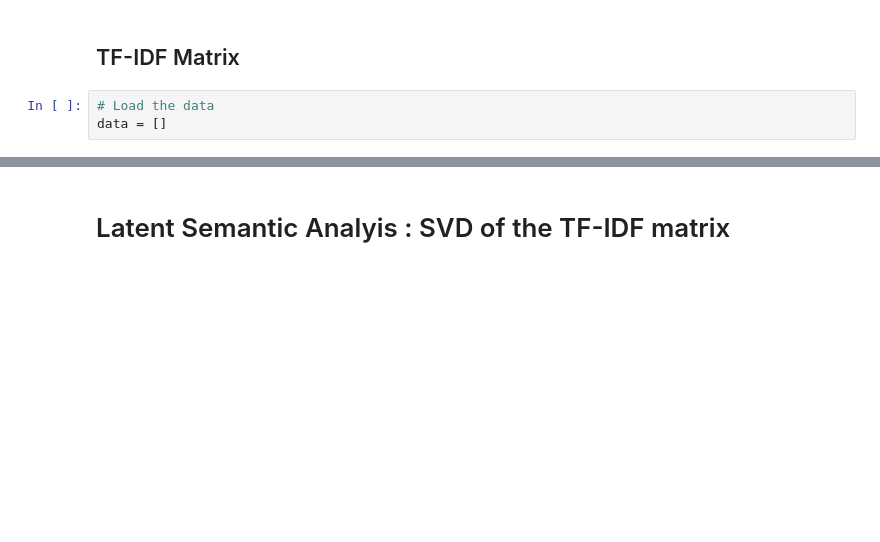
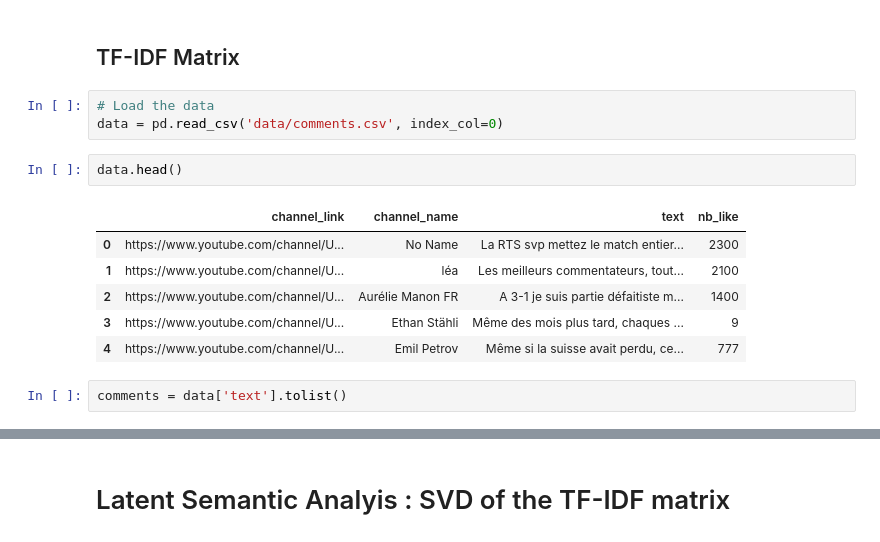
Before and after one commit to SHS-Critical-Data-Studies/SHS-YouTube-Project, a Jupyter notebook: LSA.ipynb, the cells around one changed output, grey strips where cells are left out. Cells and saved outputs as stored; diff of their text form; blank space fills up the shorter version.

```diff
--- a/LSA.ipynb
+++ b/LSA.ipynb
@@ -115,4 +123,15 @@ def tokenizer(comment):
 ## TF-IDF Matrix
 # %%
 # Load the data
-data = []
+data = pd.read_csv('data/comments.csv', index_col=0)
+# %%
+data.head()
+# %% [output]
+|  | channel_link | channel_name | text | nb_like |
+| 0 | https://www.youtube.com/channel/U... | No Name | La RTS svp mettez le match entier... | 2300 |
+| 1 | https://www.youtube.com/channel/U... | léa | Les meilleurs commentateurs, tout... | 2100 |
+| 2 | https://www.youtube.com/channel/U... | Aurélie Manon FR | A 3-1 je suis partie défaitiste m... | 1400 |
+| 3 | https://www.youtube.com/channel/U... | Ethan Stähli | Même des mois plus tard, chaques ... | 9 |
+| 4 | https://www.youtube.com/channel/U... | Emil Petrov | Même si la suisse avait perdu, ce... | 777 |
+# %%
+comments = data['text'].tolist()
```
Also changed, not shown: parts of 5 cells of this notebook.
